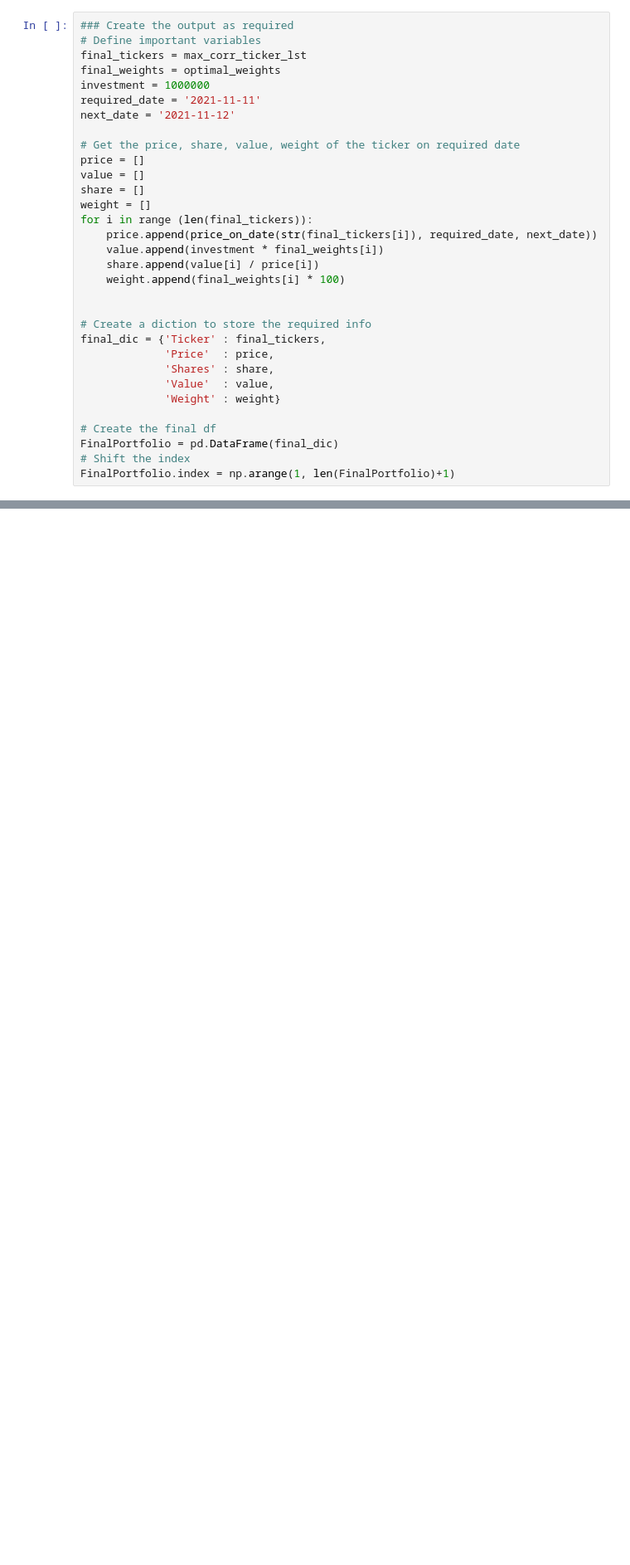
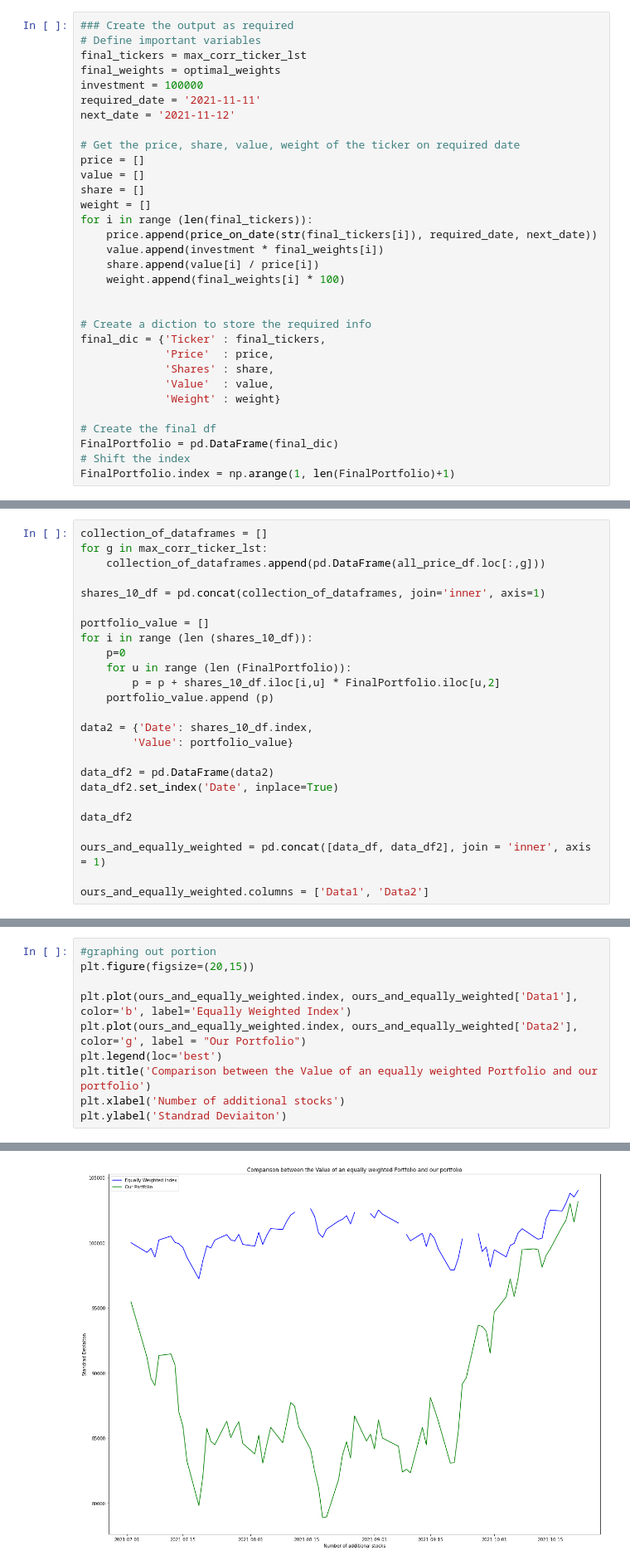
Before and after one commit to gnishiwaki/Team3-CFM101, a Jupyter notebook: Team_17_Assignment.ipynb, the cells around one changed output, grey strips where cells are left out. Shown at 83% size. Saved outputs shown, nothing was run; the diff lists cells and outputs as text; blank space fills up the shorter version.

Commit message:
Made graph between our portfloio and an equally weighted portfolio

```diff
--- a/Team_17_Assignment.ipynb
+++ b/Team_17_Assignment.ipynb
@@ -609,7 +609,7 @@ def price_on_date(ticker, date, next_date):
 # Define important variables
 final_tickers = max_corr_ticker_lst
 final_weights = optimal_weights
-investment = 1000000
+investment = 100000
 required_date = '2021-11-11'
 next_date = '2021-11-12'
 
@@ -800,0 +813,25 @@ The Beta of our portfolio is:  1.254586297632165
+# %%
+collection_of_dataframes = []
+for g in max_corr_ticker_lst:
+    collection_of_dataframes.append(pd.DataFrame(all_price_df.loc[:,g]))
+
+shares_10_df = pd.concat(collection_of_dataframes, join='inner', axis=1)
+
+portfolio_value = []
+for i in range (len (shares_10_df)):
+    p=0
+    for u in range (len (FinalPortfolio)):
+        p = p + shares_10_df.iloc[i,u] * FinalPortfolio.iloc[u,2]
+    portfolio_value.append (p)
+
+data2 = {'Date': shares_10_df.index,
+        'Value': portfolio_value}
+
+data_df2 = pd.DataFrame(data2)
+data_df2.set_index('Date', inplace=True)
+
+data_df2
+
+ours_and_equally_weighted = pd.concat([data_df, data_df2], join = 'inner', axis = 1)
+
+ours_and_equally_weighted.columns = ['Data1', 'Data2']
@@ -800,0 +871,11 @@ The Beta of our portfolio is:  1.254586297632165
+# %%
+#graphing out portion
+plt.figure(figsize=(20,15))
+
+plt.plot(ours_and_equally_weighted.index, ours_and_equally_weighted['Data1'], color='b', label='Equally Weighted Index')
+plt.plot(ours_and_equally_weighted.index, ours_and_equally_weighted['Data2'], color='g', label = "Our Portfolio")
+plt.legend(loc='best')
+plt.title('Comparison between the Value of an equally weighted Portfolio and our portfolio')
+plt.xlabel('Number of additional stocks')
+plt.ylabel('Standrad Deviaiton')
+# %% [output]
@@ -800,0 +883 @@ The Beta of our portfolio is:  1.254586297632165
+[figure, added]
```
Also changed, not shown: parts of 16 cells of this notebook.
